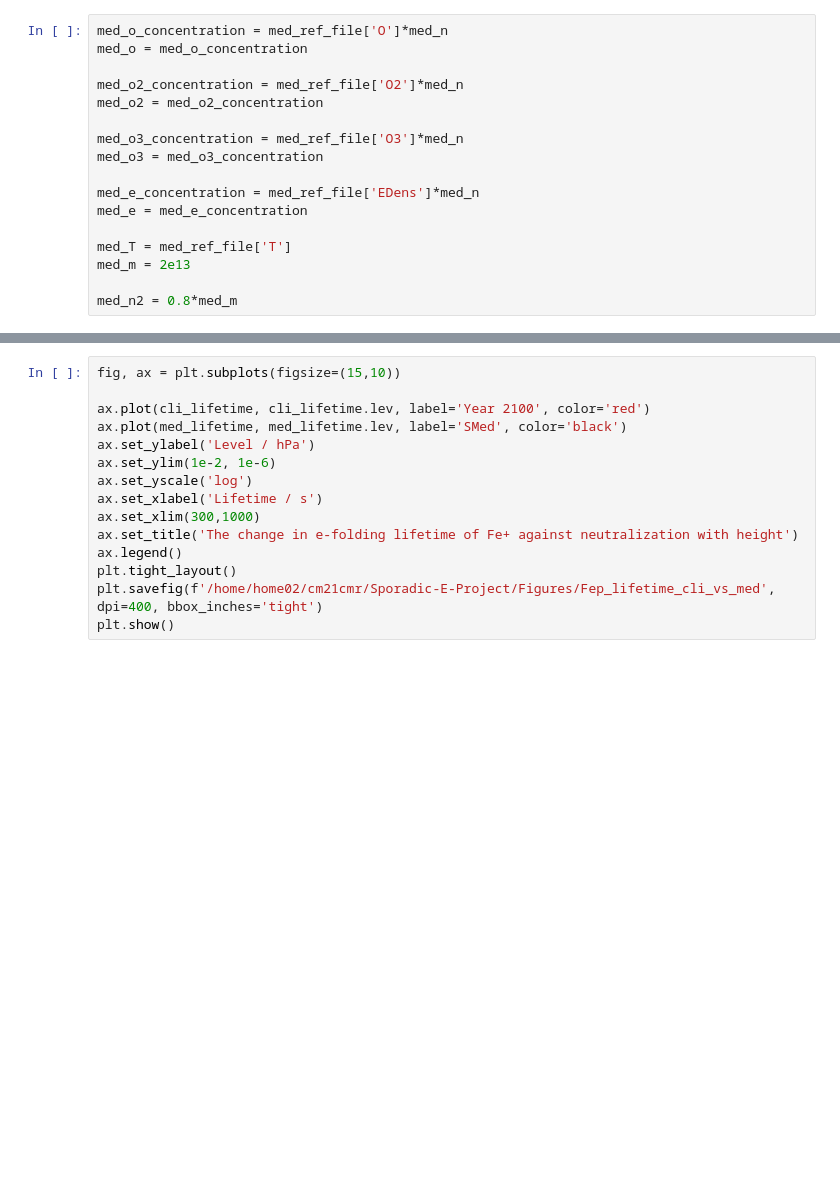
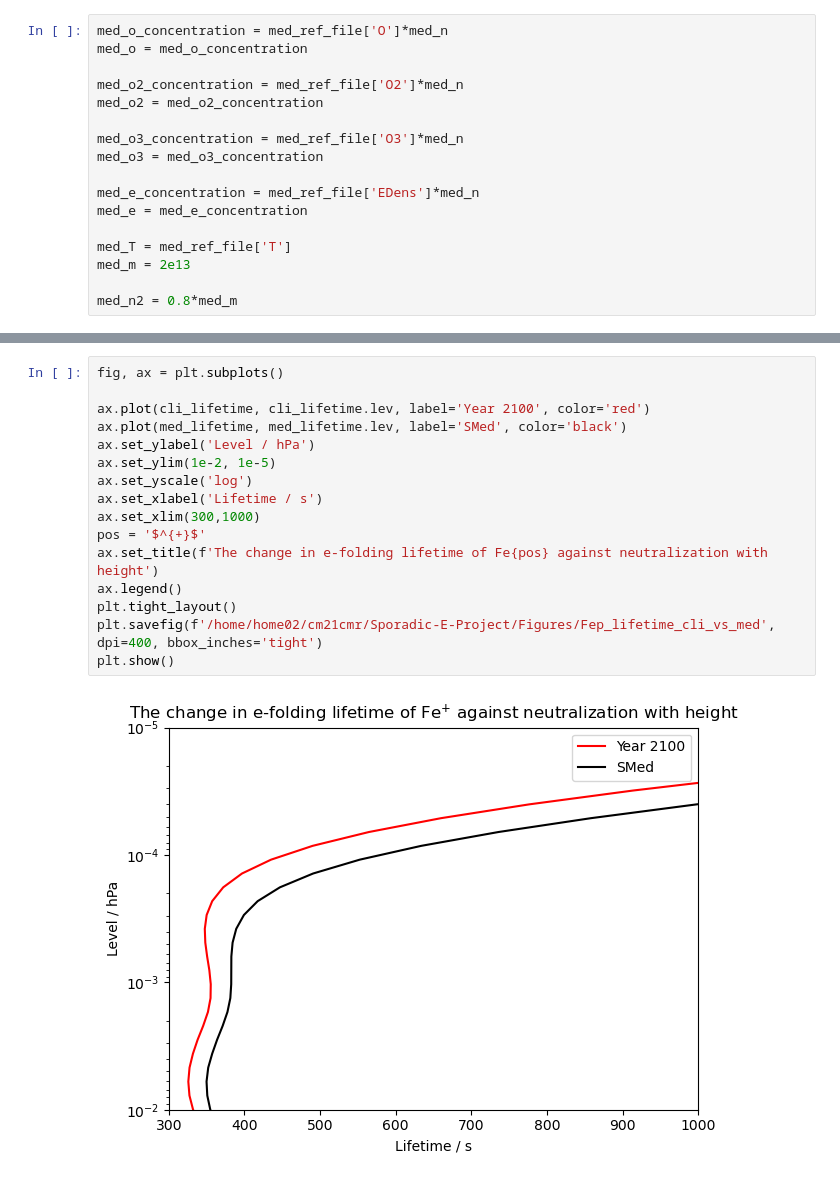
Before and after one commit to CharlieReyno/Sporadic-E-Project, a Jupyter notebook: Main_Notebooks/Lifetime.ipynb, the cells around one changed output, grey strips where cells are left out. Drawn from its saved outputs; the diff is of its cells as text; blank space fills up the shorter version.

Commit message:
New solar and lifetime plots post-feedback

```diff
--- a/Main_Notebooks/Lifetime.ipynb
+++ b/Main_Notebooks/Lifetime.ipynb
@@ -222,15 +276,18 @@ print(med_lifetime)
 # %%
-fig, ax = plt.subplots(figsize=(15,10))
+fig, ax = plt.subplots()
 
 ax.plot(cli_lifetime, cli_lifetime.lev, label='Year 2100', color='red')
 ax.plot(med_lifetime, med_lifetime.lev, label='SMed', color='black')
 ax.set_ylabel('Level / hPa')
-ax.set_ylim(1e-2, 1e-6)
+ax.set_ylim(1e-2, 1e-5)
 ax.set_yscale('log')
 ax.set_xlabel('Lifetime / s')
 ax.set_xlim(300,1000)
-ax.set_title('The change in e-folding lifetime of Fe+ against neutralization with height')
+pos = '$^{+}$'
+ax.set_title(f'The change in e-folding lifetime of Fe{pos} against neutralization with height')
 ax.legend()
 plt.tight_layout()
 plt.savefig(f'/home/home02/cm21cmr/Sporadic-E-Project/Figures/Fep_lifetime_cli_vs_med', dpi=400, bbox_inches='tight')
 plt.show()
+# %% [output]
+[figure, added]
```
Also changed, not shown: parts of 3 cells of this notebook, 4 other files.
